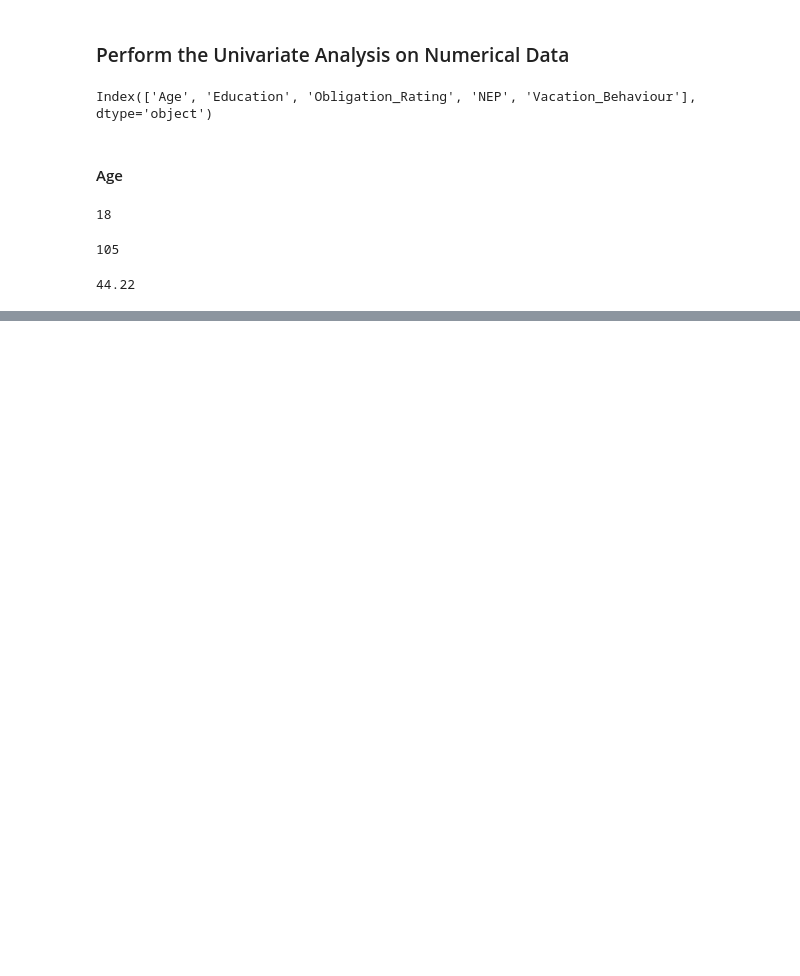
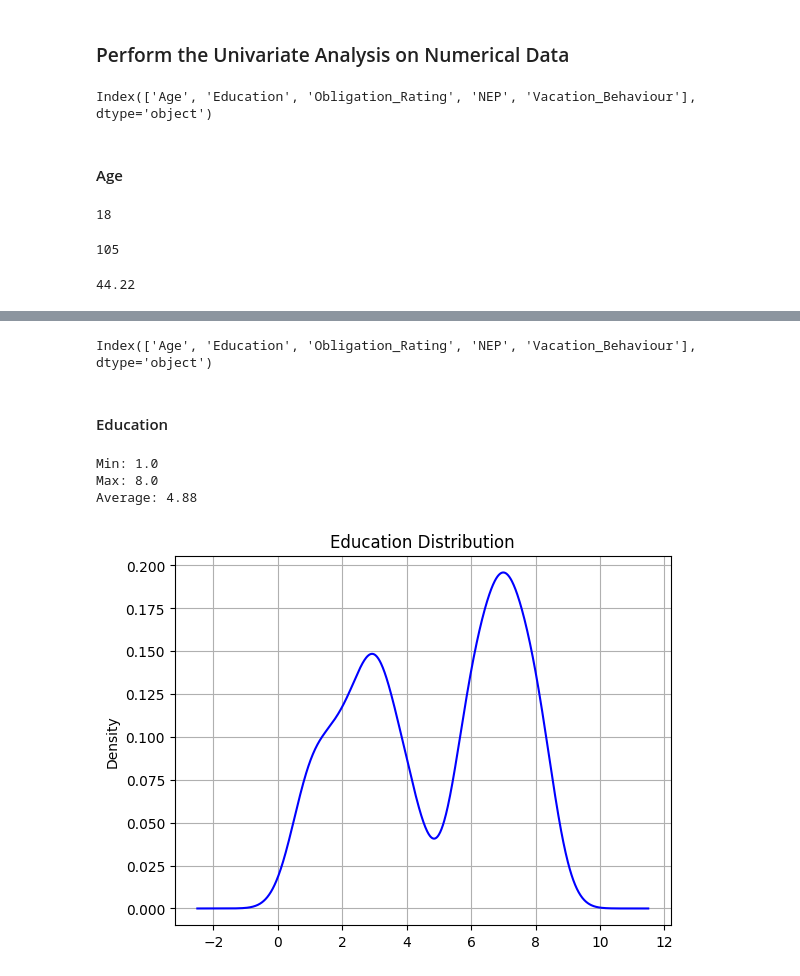
Before and after one commit to Uraniumking007/College-Stuff, a Jupyter notebook: BE/codeunnati/python_scripts_ckpcet/project_on_data_analytics/data_analytics_on_vacation_data/Data_Analytics_On_Vacation_Data.ipynb, the cells around one changed output, grey strips where cells are left out. Drawn from its saved outputs; the diff is of its cells as text; code cells hidden in the pictures; blank space fills up the shorter version.

```diff
--- a/BE/codeunnati/python_scripts_ckpcet/project_on_data_analytics/data_analytics_on_vacation_data/Data_Analytics_On_Vacation_Data.ipynb
+++ b/BE/codeunnati/python_scripts_ckpcet/project_on_data_analytics/data_analytics_on_vacation_data/Data_Analytics_On_Vacation_Data.ipynb
@@ -391,0 +386,23 @@ plt.show()
+# %%
+# Show the column presenting numerical DataFrame
+
+df_num.columns
+# %% [output]
+Index(['Age', 'Education', 'Obligation_Rating', 'NEP', 'Vacation_Behaviour'], dtype='object')
+# %% [markdown]
+#### Education
+# %%
+# Show Min, Max and Average of Education Attribute
+
+print(f"Min: {to_fixed(df_num.Education.min(),2)} \nMax: {to_fixed(df_num.Education.max(),2)} \nAverage: {to_fixed(df_num.Education.mean(),2)}")
+# %% [output]
+Min: 1.0
+Max: 8.0
+Average: 4.88
+# %%
+# Show the Distribuation of Single Numerical Column
+
+df_num.Education.plot(kind='kde',color='blue',title='Education Distribution', grid=True) # kernel density plot
+plt.show()
+# %% [output]
+[figure, added]
```
Also changed, not shown: parts of 33 cells of this notebook.
